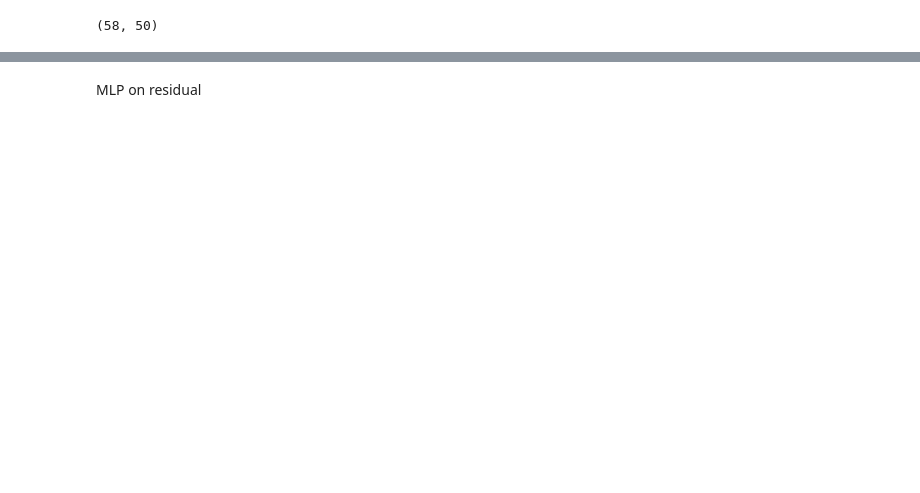
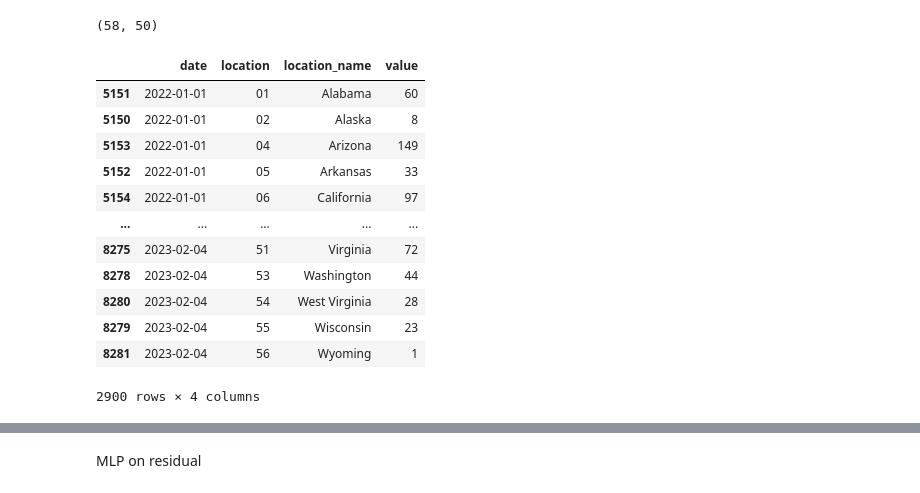
Before and after one commit to 3XiangyiKong3/DSC180AB_code, a Jupyter notebook: notebooks/MLP_one_each.ipynb, the cells around one changed output, grey strips where cells are left out. Drawn from its saved outputs; the diff is of its cells as text; code cells hidden in the pictures; blank space fills up the shorter version.

```diff
--- a/notebooks/simplenn.ipynb
+++ b/notebooks/MLP_one_each.ipynb
@@ -20,15 +20,15 @@ unique_dates = truth_df['date'].unique()
 unique_states = truth_df['location'].unique()
 # %%
 #### Standardize the data individually for each state
-mean_arr = []
-std_arr = []
-for state in unique_states:
-    state_values = truth_df[truth_df['location'] == state]['value'].values
-    mean = state_values.mean()
-    mean_arr.append(mean)
-    std = state_values.std()
-    std_arr.append(std)
-    truth_df.loc[truth_df['location'] == state, 'norm_value'] = (state_values - mean) / std
+# mean_arr = []
+# std_arr = []
+# for state in unique_states:
+#     state_values = truth_df[truth_df['location'] == state]['value'].values
+#     mean = state_values.mean()
+#     mean_arr.append(mean)
+#     std = state_values.std()
+#     std_arr.append(std)
+#     truth_df.loc[truth_df['location'] == state, 'norm_value'] = (state_values - mean) / std
 # %%
 weeks = np.zeros([len(unique_dates),len(unique_states)])
 for id1,i in enumerate(unique_dates):
@@ -39,3 +39,19 @@ for id1,i in enumerate(unique_dates):
 weeks.shape
 # %% [output]
 (58, 50)
+# %%
+truth_df
+# %% [output]
+|  | date | location | location_name | value |
+| 5151 | 2022-01-01 | 01 | Alabama | 60 |
+| 5150 | 2022-01-01 | 02 | Alaska | 8 |
+| 5153 | 2022-01-01 | 04 | Arizona | 149 |
+| 5152 | 2022-01-01 | 05 | Arkansas | 33 |
+| 5154 | 2022-01-01 | 06 | California | 97 |
+| ... | ... | ... | ... | ... |
+| 8275 | 2023-02-04 | 51 | Virginia | 72 |
+| 8278 | 2023-02-04 | 53 | Washington | 44 |
+| 8280 | 2023-02-04 | 54 | West Virginia | 28 |
+| 8279 | 2023-02-04 | 55 | Wisconsin | 23 |
+| 8281 | 2023-02-04 | 56 | Wyoming | 1 |
+2900 rows × 4 columns
```
Also changed, not shown: parts of 25 cells of this notebook, 12 other files.
